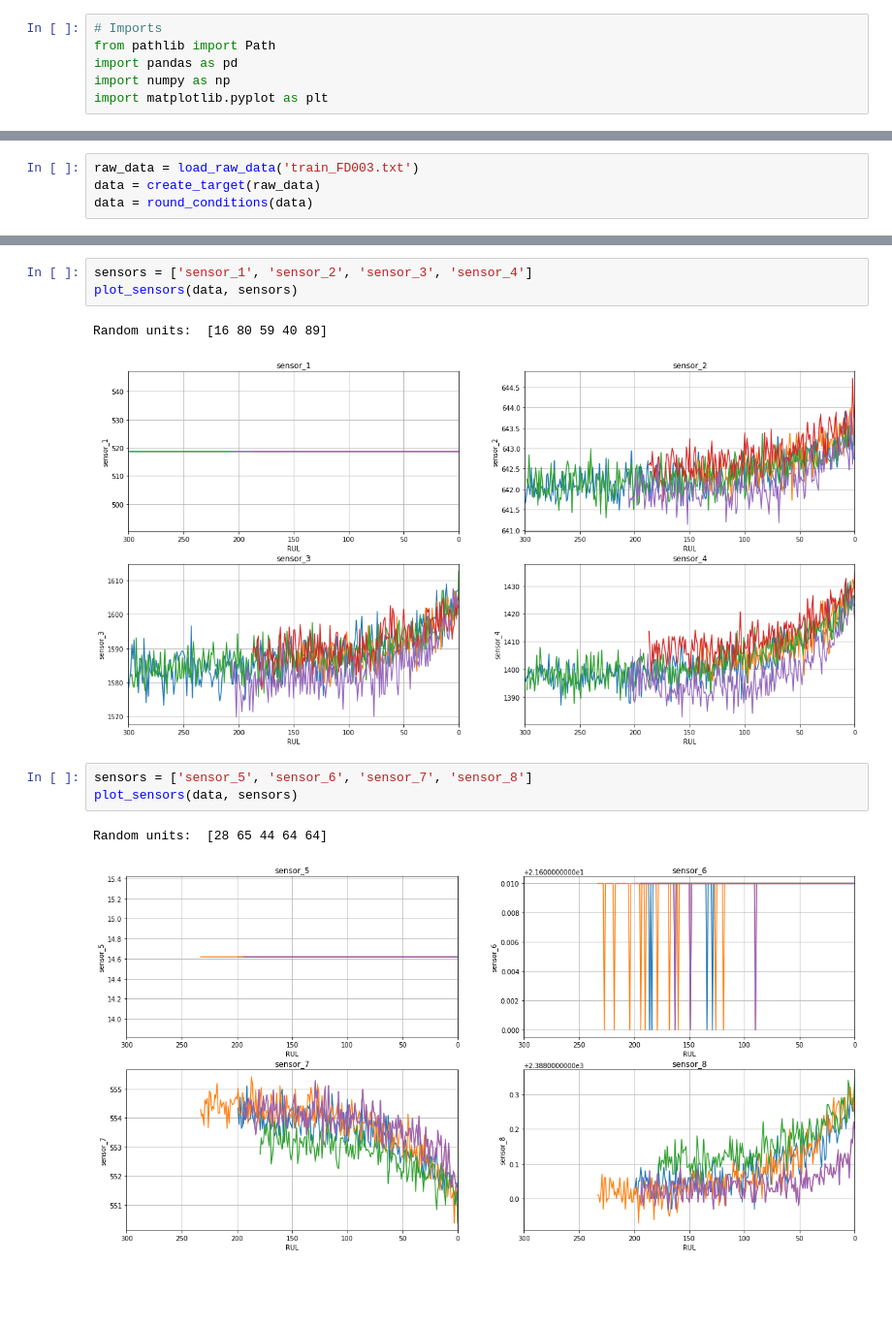
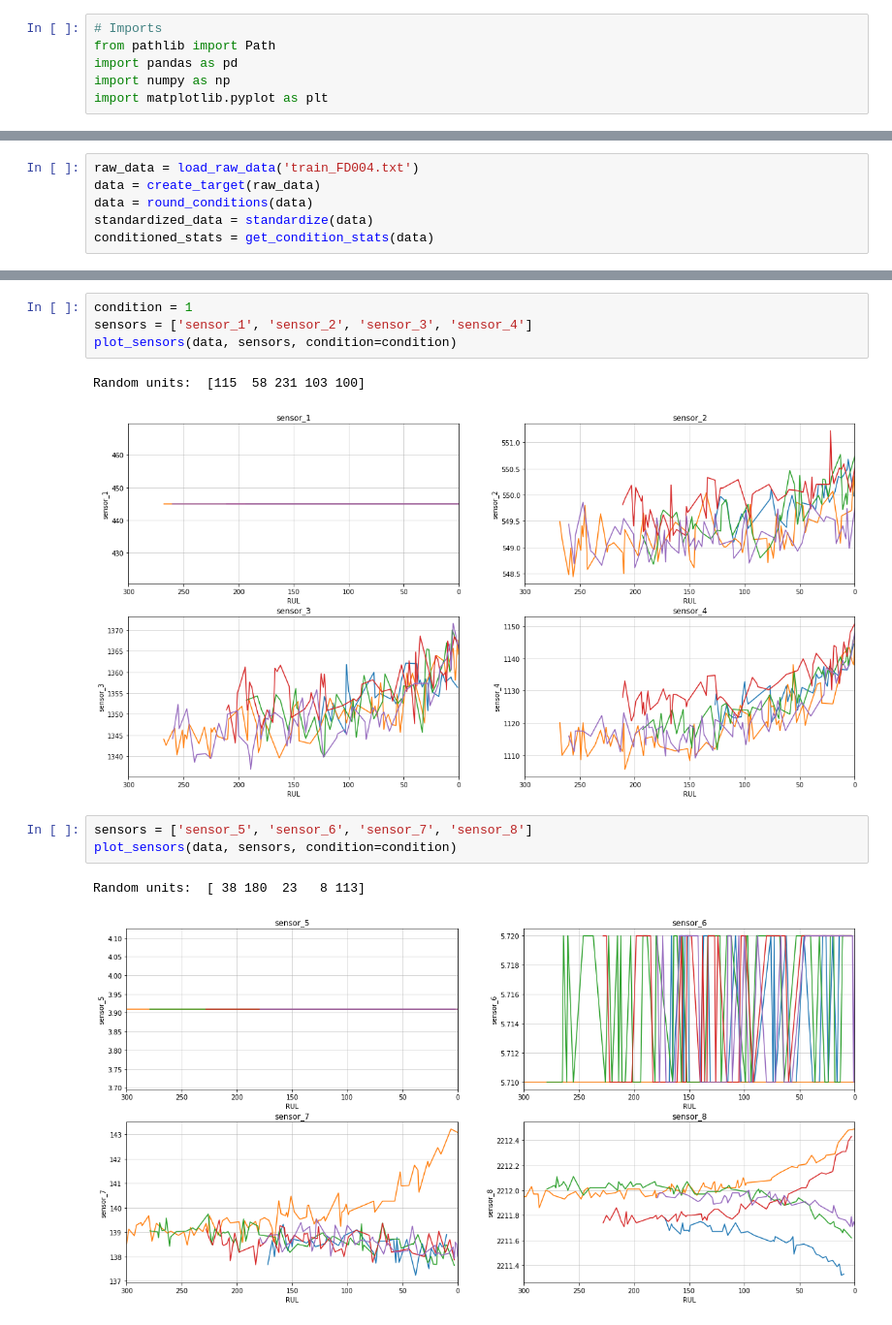
Before and after one commit to TomislavZupanovic/AWSBlackBelt-Capstone, a Jupyter notebook: EDA_notebooks/initial_phase.ipynb, the cells around one changed output, grey strips where cells are left out. Shown at 97% size. Saved outputs shown, nothing was run; the diff lists cells and outputs as text; blank space fills up the shorter version.

```diff
--- a/EDA_notebooks/initial_phase.ipynb
+++ b/EDA_notebooks/initial_phase.ipynb
@@ -88,4 +155,6 @@ def plot_sensors(input_data: pd.DataFrame, sensor_names: list, unit: str = None)
 # %%
-raw_data = load_raw_data('train_FD003.txt')
+raw_data = load_raw_data('train_FD004.txt')
 data = create_target(raw_data)
 data = round_conditions(data)
+standardized_data = standardize(data)
+conditioned_stats = get_condition_stats(data)
@@ -116,14 +176,15 @@ plot_histogram(data, 'rul')
 # %%
+condition = 1
 sensors = ['sensor_1', 'sensor_2', 'sensor_3', 'sensor_4']
-plot_sensors(data, sensors)
+plot_sensors(data, sensors, condition=condition)
 # %% [output]
-Random units:  [16 80 59 40 89]
+Random units:  [115  58 231 103 100]
-[figure, old version]
+[figure, new version]
 # %%
 sensors = ['sensor_5', 'sensor_6', 'sensor_7', 'sensor_8']
-plot_sensors(data, sensors)
+plot_sensors(data, sensors, condition=condition)
 # %% [output]
-Random units:  [28 65 44 64 64]
+Random units:  [ 38 180  23   8 113]
-[figure, old version]
+[figure, new version]
 # %%
 sensors = ['sensor_9', 'sensor_10', 'sensor_11', 'sensor_12']
```
Also changed, not shown: parts of 6 cells of this notebook.
